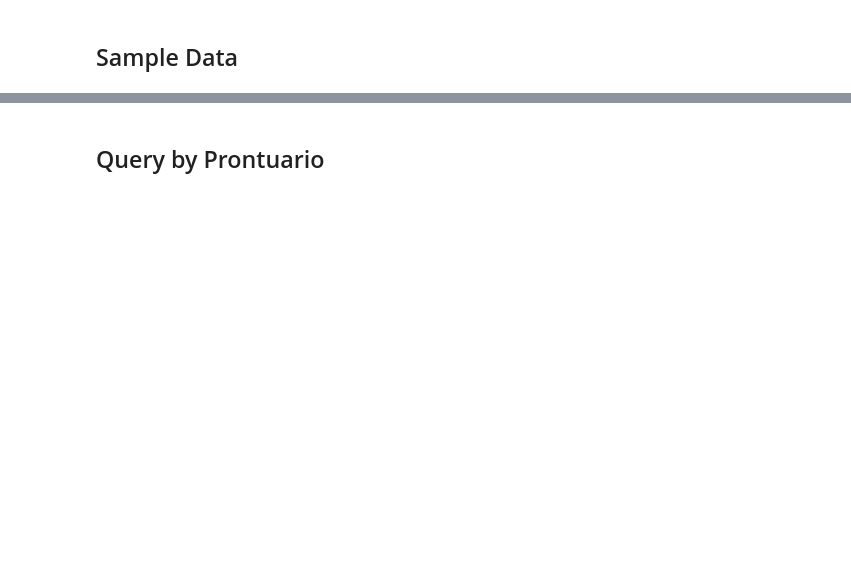
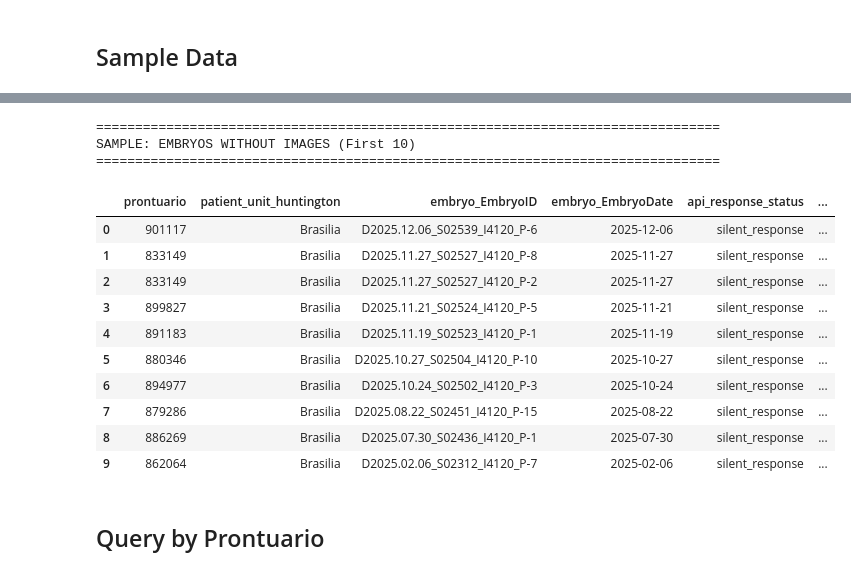
Before and after one commit to bobbypestana/embryoscope-extraction, a Jupyter notebook: embryoscope/report/explore/explore_image_availability.ipynb, the cells around one changed output, grey strips where cells are left out. Drawn from its saved outputs; the diff is of its cells as text; code cells hidden in the pictures; blank space fills up the shorter version.

```diff
--- a/embryoscope/report/explore/explore_image_availability.ipynb
+++ b/embryoscope/report/explore/explore_image_availability.ipynb
@@ -157,23 +171,39 @@ with_images_sample
 # %%
 # Sample of embryos WITHOUT images
 without_images_sample = conn.execute("""
     SELECT
         prontuario,
         patient_unit_huntington,
         embryo_EmbryoID,
         embryo_EmbryoDate,
         api_response_status,
+        api_response_code
         error_message,
         checked_at
     FROM gold.embryo_image_availability_raw
     WHERE image_available = false
     LIMIT 10
 """).df()
 
 print("\n" + "=" * 80)
 print("SAMPLE: EMBRYOS WITHOUT IMAGES (First 10)")
 print("=" * 80)
 without_images_sample
+# %% [output]
+================================================================================
+SAMPLE: EMBRYOS WITHOUT IMAGES (First 10)
+================================================================================
+|  | prontuario | patient_unit_huntington | embryo_EmbryoID | embryo_EmbryoDate | api_response_status | ... |
+| 0 | 901117 | Brasilia | D2025.12.06_S02539_I4120_P-6 | 2025-12-06 | silent_response | ... |
+| 1 | 833149 | Brasilia | D2025.11.27_S02527_I4120_P-8 | 2025-11-27 | silent_response | ... |
+| 2 | 833149 | Brasilia | D2025.11.27_S02527_I4120_P-2 | 2025-11-27 | silent_response | ... |
+| 3 | 899827 | Brasilia | D2025.11.21_S02524_I4120_P-5 | 2025-11-21 | silent_response | ... |
+| 4 | 891183 | Brasilia | D2025.11.19_S02523_I4120_P-1 | 2025-11-19 | silent_response | ... |
+| 5 | 880346 | Brasilia | D2025.10.27_S02504_I4120_P-10 | 2025-10-27 | silent_response | ... |
+| 6 | 894977 | Brasilia | D2025.10.24_S02502_I4120_P-3 | 2025-10-24 | silent_response | ... |
+| 7 | 879286 | Brasilia | D2025.08.22_S02451_I4120_P-15 | 2025-08-22 | silent_response | ... |
+| 8 | 886269 | Brasilia | D2025.07.30_S02436_I4120_P-1 | 2025-07-30 | silent_response | ... |
+| 9 | 862064 | Brasilia | D2025.02.06_S02312_I4120_P-7 | 2025-02-06 | silent_response | ... |
 # %% [markdown]
 ## Query by Prontuario
 # %%
```
Also changed, not shown: parts of 16 cells of this notebook, 25 other files.
